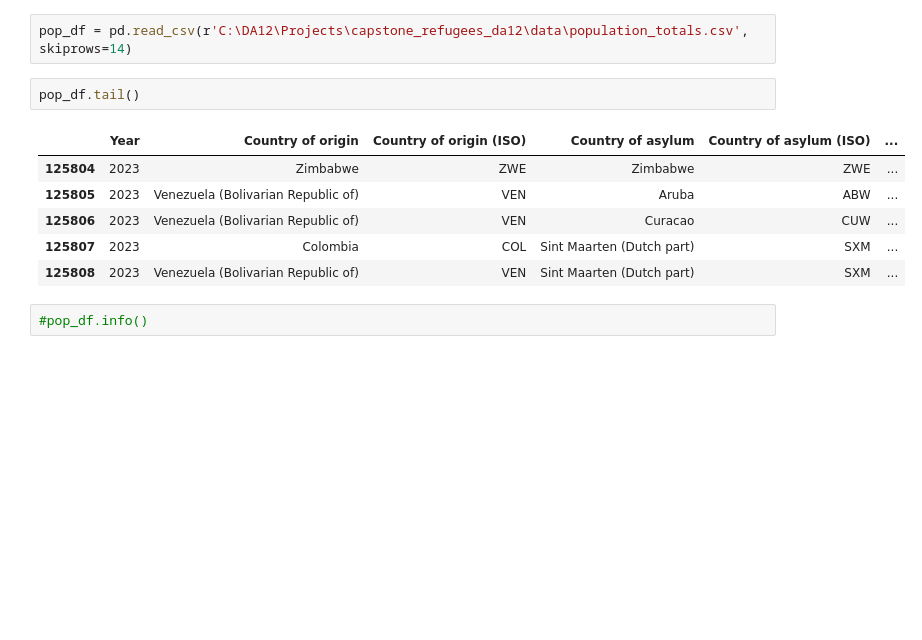
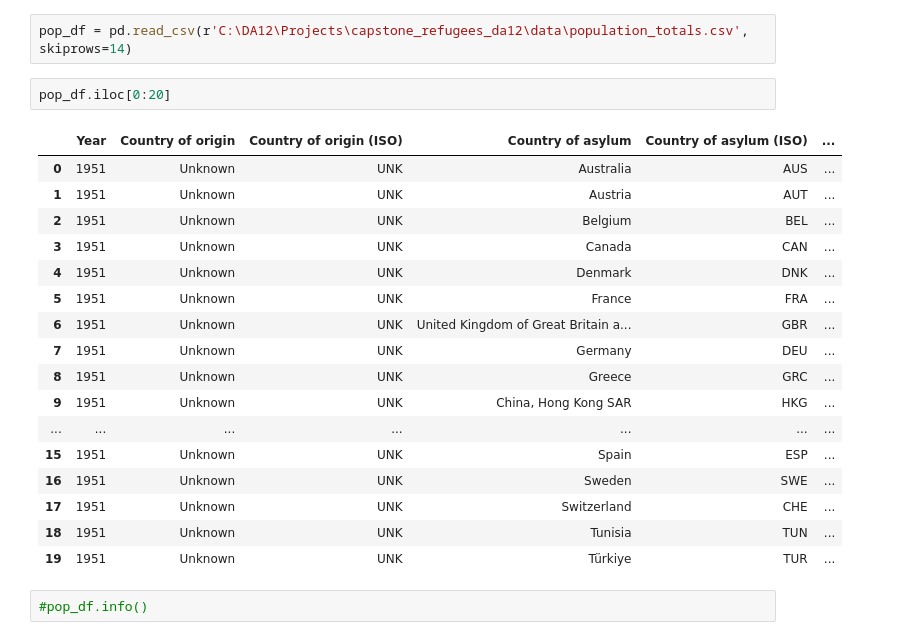
Before and after one commit to ryanhartman247/capstone_refugees_da12, a Jupyter notebook: notebooks/population_totals.ipynb, the cells around one changed output. Saved outputs shown, nothing was run; the diff lists cells and outputs as text; blank space fills up the shorter version.

```diff
--- a/notebooks/population_totals.ipynb
+++ b/notebooks/population_totals.ipynb
@@ -9,14 +9,25 @@ pd.set_option('display.max_rows', 500)
 # %%
 pop_df = pd.read_csv(r'C:\DA12\Projects\capstone_refugees_da12\data\population_totals.csv', skiprows=14)
 # %%
-pop_df.tail()
+pop_df.iloc[0:20]
 # %% [output]
 |  | Year | Country of origin | Country of origin (ISO) | Country of asylum | Country of asylum (ISO) | ... |
-| 125804 | 2023 | Zimbabwe | ZWE | Zimbabwe | ZWE | ... |
-| 125805 | 2023 | Venezuela (Bolivarian Republic of) | VEN | Aruba | ABW | ... |
-| 125806 | 2023 | Venezuela (Bolivarian Republic of) | VEN | Curacao | CUW | ... |
-| 125807 | 2023 | Colombia | COL | Sint Maarten (Dutch part) | SXM | ... |
-| 125808 | 2023 | Venezuela (Bolivarian Republic of) | VEN | Sint Maarten (Dutch part) | SXM | ... |
+| 0 | 1951 | Unknown | UNK | Australia | AUS | ... |
+| 1 | 1951 | Unknown | UNK | Austria | AUT | ... |
+| 2 | 1951 | Unknown | UNK | Belgium | BEL | ... |
+| 3 | 1951 | Unknown | UNK | Canada | CAN | ... |
+| 4 | 1951 | Unknown | UNK | Denmark | DNK | ... |
+| 5 | 1951 | Unknown | UNK | France | FRA | ... |
+| 6 | 1951 | Unknown | UNK | United Kingdom of Great Britain a... | GBR | ... |
+| 7 | 1951 | Unknown | UNK | Germany | DEU | ... |
+| 8 | 1951 | Unknown | UNK | Greece | GRC | ... |
+| 9 | 1951 | Unknown | UNK | China, Hong Kong SAR | HKG | ... |
+| ... | ... | ... | ... | ... | ... | ... |
+| 15 | 1951 | Unknown | UNK | Spain | ESP | ... |
+| 16 | 1951 | Unknown | UNK | Sweden | SWE | ... |
+| 17 | 1951 | Unknown | UNK | Switzerland | CHE | ... |
+| 18 | 1951 | Unknown | UNK | Tunisia | TUN | ... |
+| 19 | 1951 | Unknown | UNK | Türkiye | TUR | ... |
 # %%
 #pop_df.info()
 # %%
```
Also changed, not shown: parts of 13 cells of this notebook, 1 other file.
